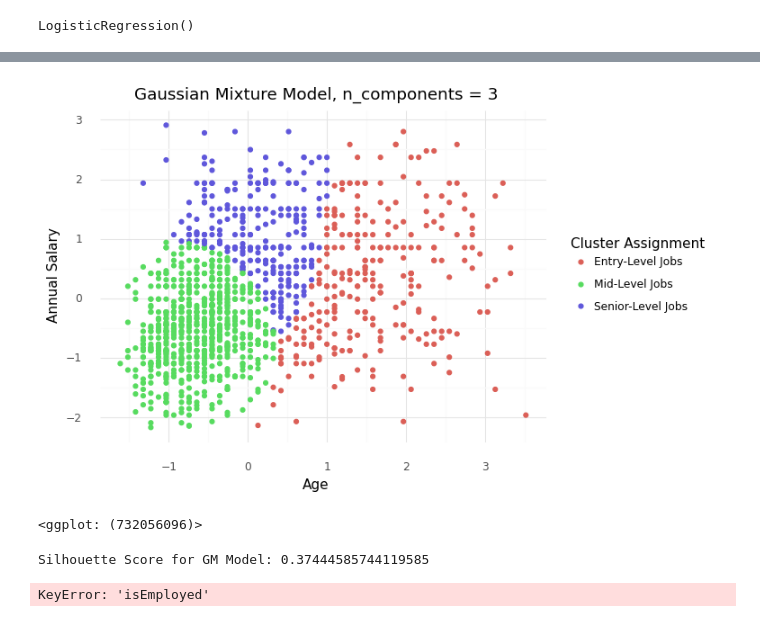
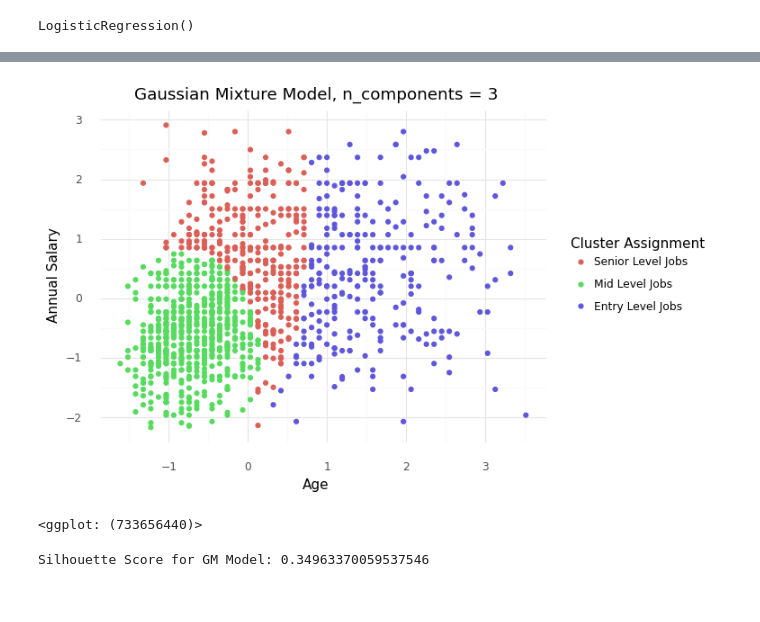
Before and after one commit to arell110/CPSC_392_Final_Project, a Jupyter notebook: Code/finalProject.ipynb, the cells around one changed output, grey strips where cells are left out. Saved outputs shown, nothing was run; the diff lists cells and outputs as text; code cells hidden in the pictures.

Commit message:
Polishing up graphs and final project

```diff
--- a/Code/finalProject.ipynb
+++ b/Code/finalProject.ipynb
@@ -56,5 +34,5 @@ df.shape
 # %%
-# Data Cleanup
+# Cleaning up the data
 
 # Simplify data in GenderSelect
 df = df[df['GenderSelect'].isin(['Male','Female'])]
@@ -78,9 +56,9 @@ df['isEmployed'] = df['EmploymentStatus'].apply(lambda x: 1 if any(s in x for s
 df['StudentStatus'] = df['StudentStatus'].astype(str).apply(lambda x: 1 if 'Yes' in x else 0)
 
 # Only show those who have a job in analyzing data, software or programming
-jobTypes = ['Data', 'Software', 'Computer', 'Database', 'Business Analyst', 'Machine Learning', 'Programmer']
-df['CodeWriter'] = df['CodeWriter'].apply(lambda x: 1 if x == 'Yes' else 0)
-df = df[df['CurrentJobTitleSelect'].isin(jobTypes) | df['CodeWriter'] == 1]
+#jobTypes = ['Data', 'Software', 'Computer', 'Database', 'Business Analyst', 'Machine Learning', 'Programmer']
+#df['CodeWriter'] = df['CodeWriter'].apply(lambda x: 1 if x == 'Yes' else 0)
+#df = df[df['CurrentJobTitleSelect'].isin(jobTypes) | df['CodeWriter'] == 1]
 
 # Drop those who didnt put their annual salary
 df = df.dropna(subset=['CompensationAmount'])
@@ -295,24 +423,16 @@ df['assignments'] = gmm_labels
 # %%
 (ggplot(df, aes(x = "Age", y = "CompensationAmount", color = "factor(assignments)"))
     + geom_point()
     + theme_minimal()
     + labs(title = "Gaussian Mixture Model, n_components = 3", x = "Age", y = "Annual Salary")
-    + scale_color_discrete(name = "Cluster Assignment", labels = (["Entry-Level Jobs", "Mid-Level Jobs", "Senior-Level Jobs"]))
+    + scale_color_discrete(name = "Cluster Assignment", labels = (["Senior Level Jobs", "Mid Level Jobs", "Entry Level Jobs"]))
+    + theme_minimal()
 )
 # %% [output]
-[figure, old version]
+[figure, new version]
-<ggplot: (732056096)>
+<ggplot: (733656440)>
 # %%
 ss_gmm = silhouette_score(df[features], df[['assignments']])
 print("Silhouette Score for GM Model:", ss_gmm)
 # %% [output]
-Silhouette Score for GM Model: 0.37444585744119585
+Silhouette Score for GM Model: 0.34963370059537546
-# %%
-#(ggplot(df, aes(x = "", y = 'value', fill = 'isEmployed')) + geom_bar(width = 1, stat = "identity") + coord_polar("y", start = 0))
-#plot = df.plot.pie(subplots=True, figsize=(11,6))
-#
-
-df.groupby(['EmploymentStatus']).sum().plot(
-    kind='pie', y='isEmployed', autopct='%1.0f%%')
-# %% [output]
-KeyError: 'isEmployed'
```
Also changed, not shown: parts of 21 cells of this notebook, 3 other files.
